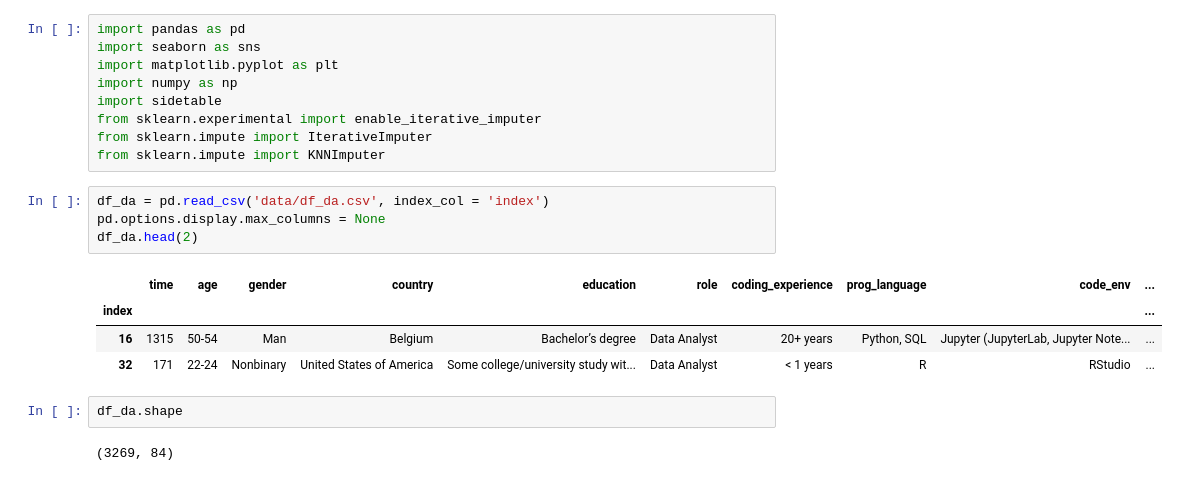
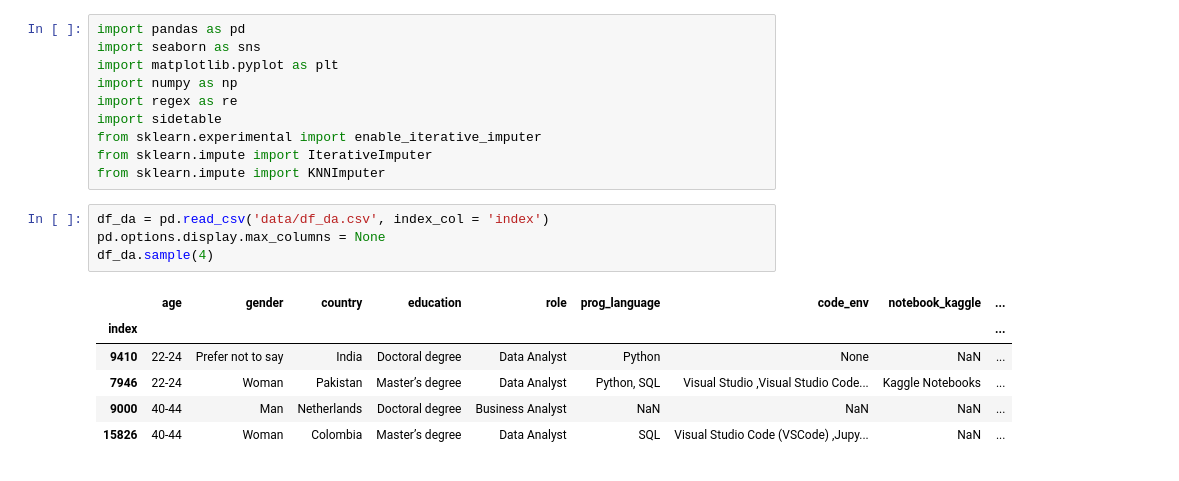
Before and after one commit to anane3373/promoE-modulo2-proyecto-equipo2-NataliaAnaIAnaGAnaS, a Jupyter notebook: 4. situacion_actual.ipynb, the cells around one changed output. Saved outputs shown, nothing was run; the diff lists cells and outputs as text.

```diff
--- a/4. situacion_actual.ipynb
+++ b/4. situacion_actual.ipynb
@@ -3,6 +3,7 @@ import pandas as pd
 import seaborn as sns
 import matplotlib.pyplot as plt
 import numpy as np
+import regex as re
 import sidetable
 from sklearn.experimental import enable_iterative_imputer
 from sklearn.impute import IterativeImputer
@@ -10,13 +11,11 @@ from sklearn.impute import KNNImputer
 # %%
 df_da = pd.read_csv('data/df_da.csv', index_col = 'index')
 pd.options.display.max_columns = None
-df_da.head(2)
+df_da.sample(4)
 # %% [output]
-|  | time | age | gender | country | education | role | coding_experience | prog_language | code_env | ... |
-| index |  |  |  |  |  |  |  |  |  | ... |
-| 16 | 1315 | 50-54 | Man | Belgium | Bachelor’s degree | Data Analyst | 20+ years | Python, SQL | Jupyter (JupyterLab, Jupyter Note... | ... |
-| 32 | 171 | 22-24 | Nonbinary | United States of America | Some college/university study wit... | Data Analyst | < 1 years | R | RStudio | ... |
+|  | age | gender | country | education | role | prog_language | code_env | notebook_kaggle | ... |
+| index |  |  |  |  |  |  |  |  | ... |
+| 9410 | 22-24 | Prefer not to say | India | Doctoral degree | Data Analyst | Python | None | NaN | ... |
+| 7946 | 22-24 | Woman | Pakistan | Master’s degree | Data Analyst | Python, SQL | Visual Studio ,Visual Studio Code... | Kaggle Notebooks | ... |
+| 9000 | 40-44 | Man | Netherlands | Doctoral degree | Business Analyst | NaN | NaN | NaN | ... |
+| 15826 | 40-44 | Woman | Colombia | Master’s degree | Data Analyst | SQL | Visual Studio Code (VSCode) ,Jupy... | NaN | ... |
-# %%
-df_da.shape
-# %% [output]
-(3269, 84)
```
Also changed, not shown: parts of 17 cells of this notebook, 9 other files.
